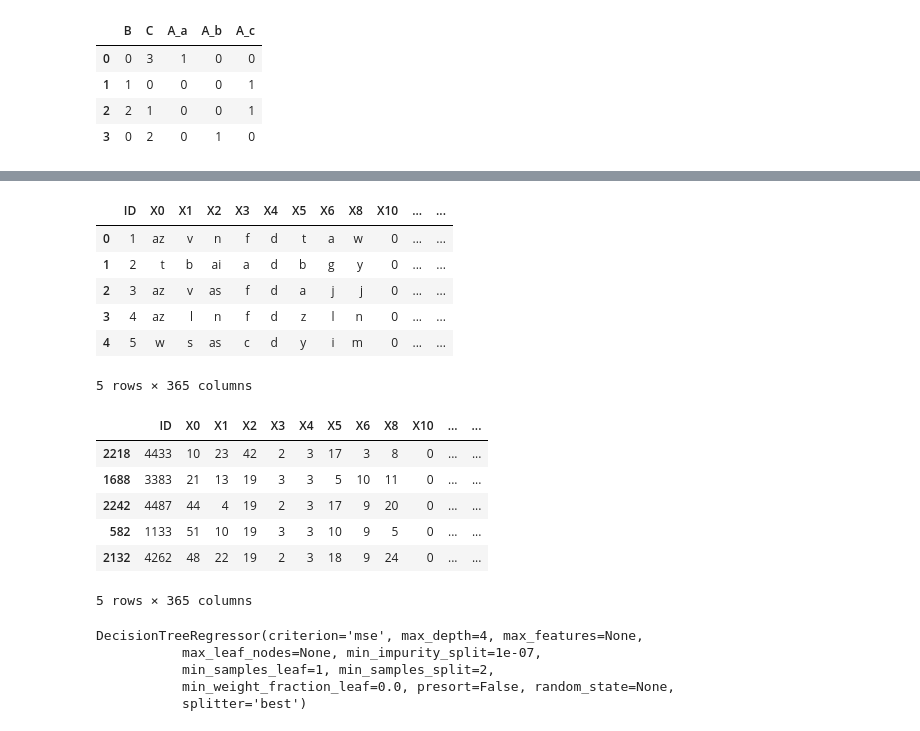
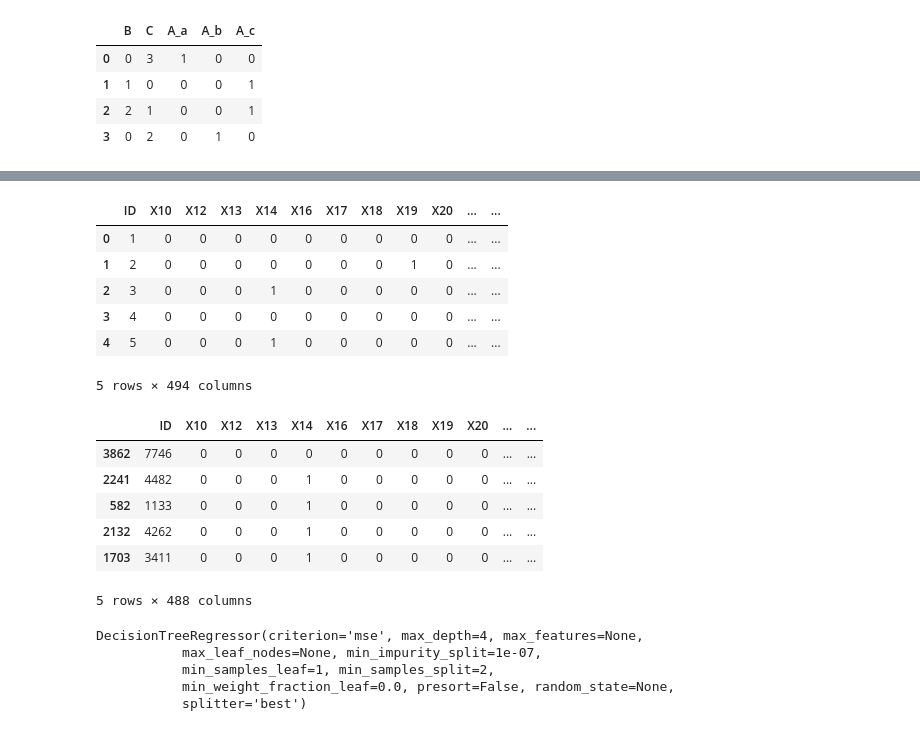
Before and after one commit to fridayguo/kaggle_start, a Jupyter notebook: car/car_note.ipynb, the cells around one changed output, grey strips where cells are left out. Drawn from its saved outputs; the diff is of its cells as text; code cells hidden in the pictures.

```diff
--- a/car/car_note.ipynb
+++ b/car/car_note.ipynb
@@ -167,0 +157,7 @@ for key,val in count_dict.items():
+# %%
+# 感觉同一个值大于4000的都可以去掉了，不过也不一定
+lc = [ train_df[col].value_counts().max() for col in train_df.columns ]
+val_count = pd.Series(lc, index= train_df.columns )
+val_count.sort_values(ascending=False)
+len(val_count.index[val_count>4200])
+val_count.index[val_count>4200]
@@ -168,5 +175,12 @@ for key,val in count_dict.items():
 # %%
-for col in count_dict[1]:
+#  清除掉觉得无用的变量
+
+drop_col = count_dict[1]
+drop_col.append('X4')
+drop_col = drop_col + val_count.index[val_count>4200].tolist()
+
+for col in set(drop_col):
+    #print col
     train_df.drop(col, axis=1, inplace=True)
     test_df.drop(col, axis=1, inplace=True)
 
@@ -179,0 +200,2 @@ memory usage: 11.8+ MB
+# %%
+train_df.drop(883, inplace=True)
@@ -222,6 +267,6 @@ pd.get_dummies(X)
 | 2 | 2 | 1 | 0 | 0 | 1 |
 | 3 | 0 | 2 | 0 | 1 | 0 |
 # %%
-#train_df_dummy = pd.get_dummies(train_df)
-#test_df_dummy = pd.get_dummies(test_df)
-#train_df_dummy.head()
+train_df_dummy = pd.get_dummies(train_df)
+test_df_dummy = pd.get_dummies(test_df)
+train_df_dummy.head()
@@ -228,13 +281,13 @@ pd.get_dummies(X)
 # %%
-test_df.head()
+test_df_dummy.head()
 # %% [output]
-|  | ID | X0 | X1 | X2 | X3 | X4 | X5 | X6 | X8 | X10 | ... | ... |
-| 0 | 1 | az | v | n | f | d | t | a | w | 0 | ... | ... |
-| 1 | 2 | t | b | ai | a | d | b | g | y | 0 | ... | ... |
-| 2 | 3 | az | v | as | f | d | a | j | j | 0 | ... | ... |
-| 3 | 4 | az | l | n | f | d | z | l | n | 0 | ... | ... |
-| 4 | 5 | w | s | as | c | d | y | i | m | 0 | ... | ... |
+|  | ID | X10 | X12 | X13 | X14 | X16 | X17 | X18 | X19 | X20 | ... | ... |
+| 0 | 1 | 0 | 0 | 0 | 0 | 0 | 0 | 0 | 0 | 0 | ... | ... |
+| 1 | 2 | 0 | 0 | 0 | 0 | 0 | 0 | 0 | 1 | 0 | ... | ... |
+| 2 | 3 | 0 | 0 | 0 | 1 | 0 | 0 | 0 | 0 | 0 | ... | ... |
+| 3 | 4 | 0 | 0 | 0 | 0 | 0 | 0 | 0 | 0 | 0 | ... | ... |
+| 4 | 5 | 0 | 0 | 0 | 1 | 0 | 0 | 0 | 0 | 0 | ... | ... |
-5 rows × 365 columns
+5 rows × 494 columns
 # %%
 from sklearn.preprocessing import LabelEncoder
 #categorical_features = ["X0", "X1", "X2", "X3", "X4", "X5", "X6", "X8"]
@@ -253,22 +306,24 @@ for col in train_df.columns:
 # %%
 from sklearn.model_selection import train_test_split
 
+train_df = train_df_dummy
+test_df = test_df_dummy
 
 X = train_df.drop(['y'], axis=1)
 y = train_df['y']
 
 #test_df = test_df.drop(['ID'], axis=1)
 
 X_train, X_eval, y_train, y_eval = train_test_split(X, y, test_size=0.33, random_state=42)
 X_train.head()
 # %% [output]
-|  | ID | X0 | X1 | X2 | X3 | X4 | X5 | X6 | X8 | X10 | ... | ... |
-| 2218 | 4433 | 10 | 23 | 42 | 2 | 3 | 17 | 3 | 8 | 0 | ... | ... |
-| 1688 | 3383 | 21 | 13 | 19 | 3 | 3 | 5 | 10 | 11 | 0 | ... | ... |
-| 2242 | 4487 | 44 | 4 | 19 | 2 | 3 | 17 | 9 | 20 | 0 | ... | ... |
-| 582 | 1133 | 51 | 10 | 19 | 3 | 3 | 10 | 9 | 5 | 0 | ... | ... |
-| 2132 | 4262 | 48 | 22 | 19 | 2 | 3 | 18 | 9 | 24 | 0 | ... | ... |
+|  | ID | X10 | X12 | X13 | X14 | X16 | X17 | X18 | X19 | X20 | ... | ... |
+| 3862 | 7746 | 0 | 0 | 0 | 0 | 0 | 0 | 0 | 0 | 0 | ... | ... |
+| 2241 | 4482 | 0 | 0 | 0 | 1 | 0 | 0 | 0 | 0 | 0 | ... | ... |
+| 582 | 1133 | 0 | 0 | 0 | 1 | 0 | 0 | 0 | 0 | 0 | ... | ... |
+| 2132 | 4262 | 0 | 0 | 0 | 1 | 0 | 0 | 0 | 0 | 0 | ... | ... |
+| 1703 | 3411 | 0 | 0 | 0 | 1 | 0 | 0 | 0 | 0 | 0 | ... | ... |
-5 rows × 365 columns
+5 rows × 488 columns
 # %%
 from sklearn.tree import DecisionTreeRegressor
 # Fit regression model
```
Also changed, not shown: parts of 19 cells of this notebook, 1 other file.
